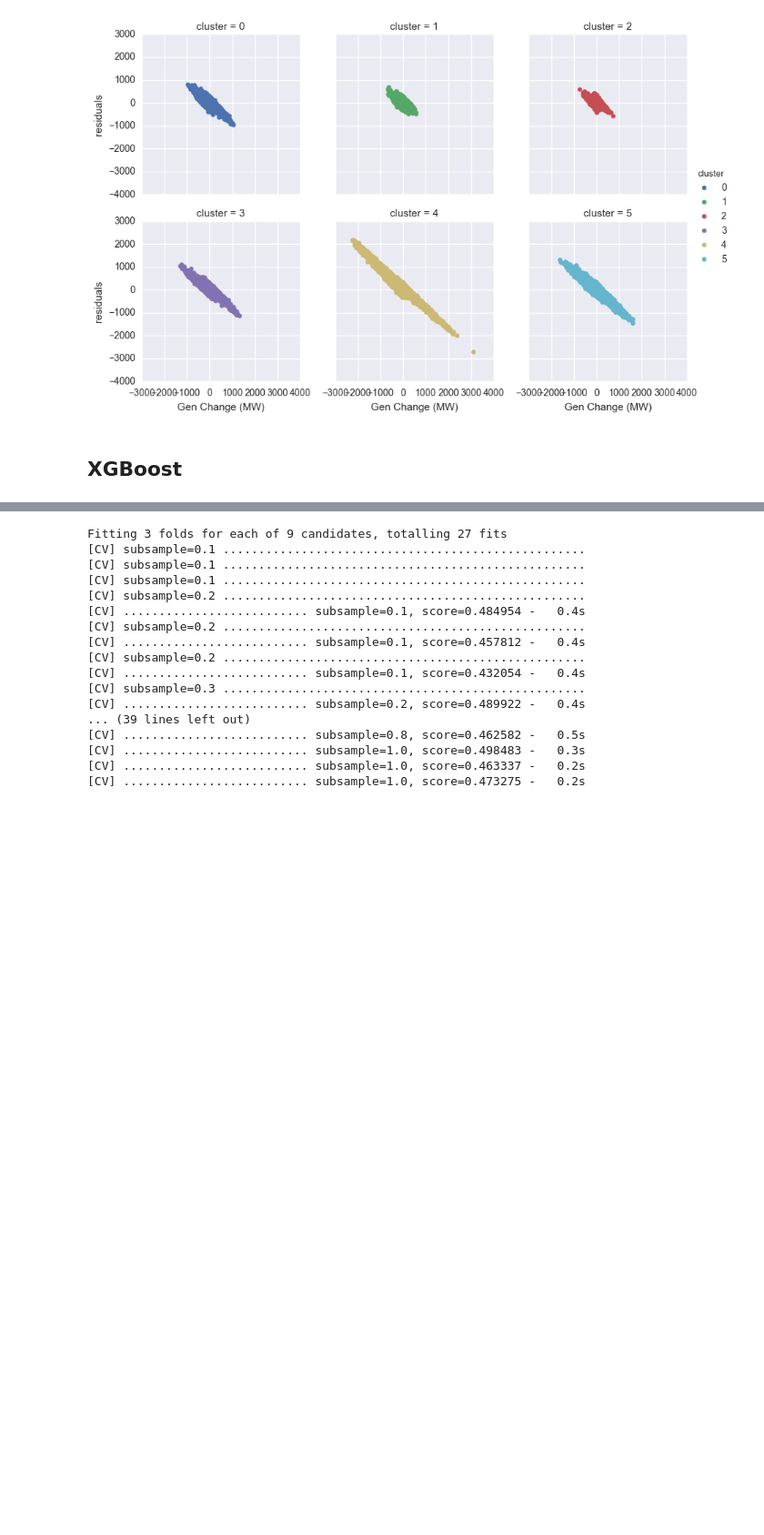
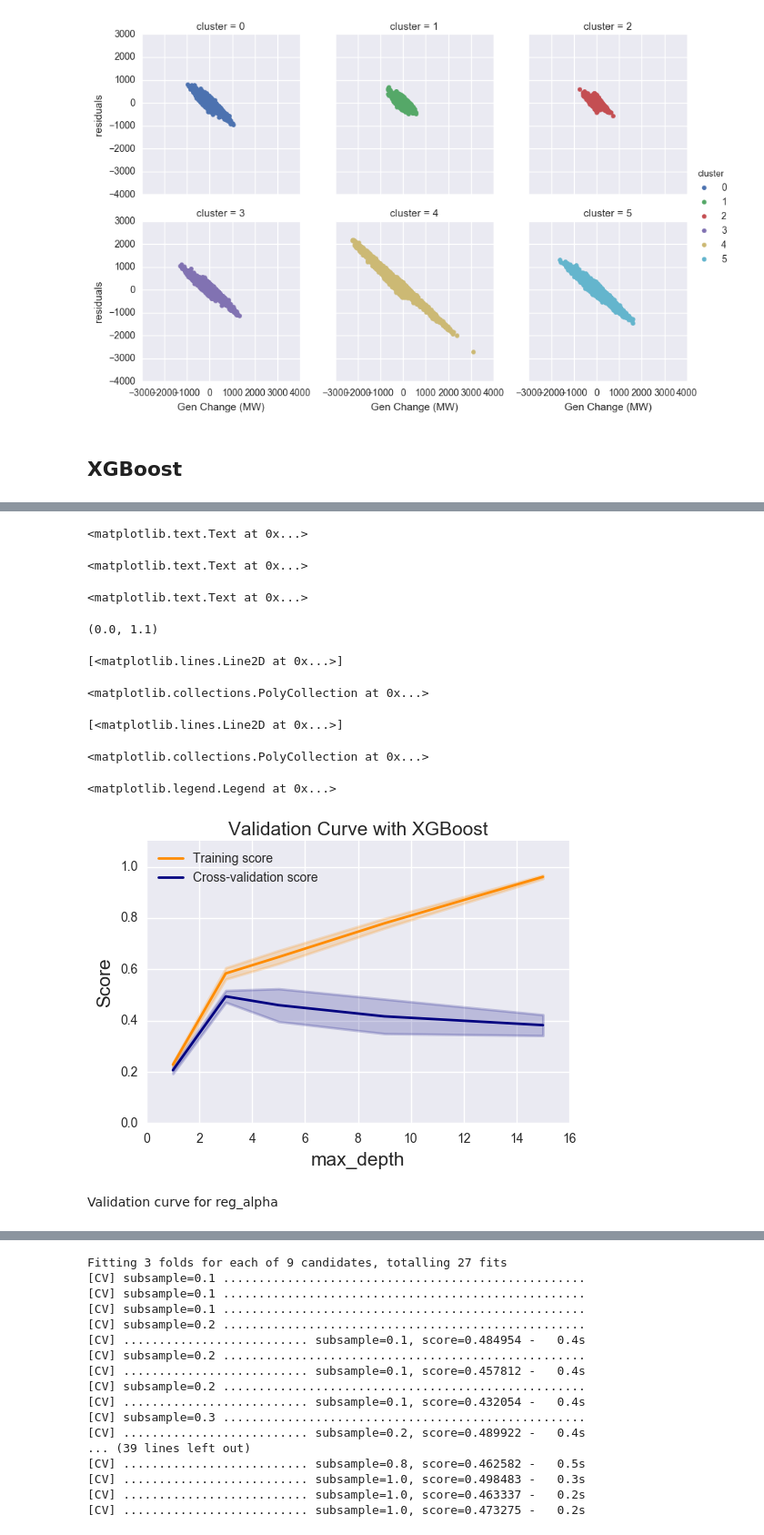
Before and after one commit to gschivley/ERCOT_power, a Jupyter notebook: Prediction model/Prediction models - XGBoost.ipynb, the cells around one changed output, grey strips where cells are left out. Shown: that part at 91% size. Cells and saved outputs as stored; diff of their text form; code cells hidden in the pictures; blank space fills up the shorter version.

```diff
--- a/Prediction model/Prediction models - XGBoost.ipynb
+++ b/Prediction model/Prediction models - XGBoost.ipynb
@@ -174,0 +297,4 @@ from xgboost import XGBRegressor
+# %%
+param_values = [1,3,5,9,15]
+train_scores, valid_scores = validation_curve(XGBRegressor(n_estimators=250), X_train, y_train, "max_depth", param_values,
+                                              n_jobs=-1, verbose=3)
@@ -174,0 +335,36 @@ from xgboost import XGBRegressor
+# %%
+train_scores_mean = np.mean(train_scores, axis=1)
+train_scores_std = np.std(train_scores, axis=1)
+valid_scores_mean = np.mean(valid_scores, axis=1)
+valid_scores_std = np.std(valid_scores, axis=1)
+# %%
+plt.title("Validation Curve with XGBoost", size=15)
+plt.xlabel("max_depth", size=15)
+plt.ylabel("Score", size=15)
+plt.ylim(0.0, 1.1)
+lw = 2
+plt.plot(param_values, train_scores_mean, label="Training score",
+             color="darkorange", lw=lw)
+plt.fill_between(param_values, train_scores_mean - train_scores_std,
+                 train_scores_mean + train_scores_std, alpha=0.2,
+                 color="darkorange", lw=lw)
+plt.plot(param_values, valid_scores_mean, label="Cross-validation score",
+             color="navy", lw=lw)
+plt.fill_between(param_values, valid_scores_mean - valid_scores_std,
+                 valid_scores_mean + valid_scores_std, alpha=0.2,
+                 color="navy", lw=lw)
+plt.legend(loc="best")
+plt.savefig('XGBoost max_depth validation curve.pdf', bbox_inches='tight')
+# %% [output]
+<matplotlib.text.Text at 0x...>
+<matplotlib.text.Text at 0x...>
+<matplotlib.text.Text at 0x...>
+(0.0, 1.1)
+[<matplotlib.lines.Line2D at 0x...>]
+<matplotlib.collections.PolyCollection at 0x...>
+[<matplotlib.lines.Line2D at 0x...>]
+<matplotlib.collections.PolyCollection at 0x...>
+<matplotlib.legend.Legend at 0x...>
+[figure, added]
+# %% [markdown]
+Validation curve for reg_alpha
```
Also changed, not shown: parts of 36 cells of this notebook, 2 other files.
